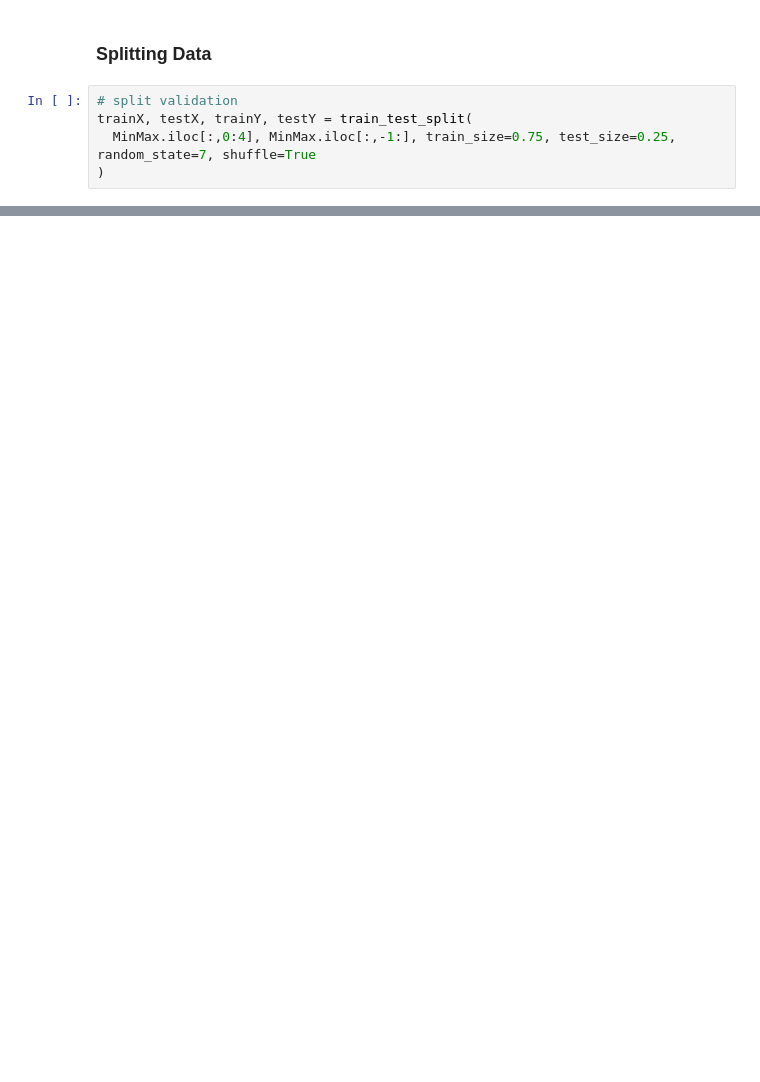
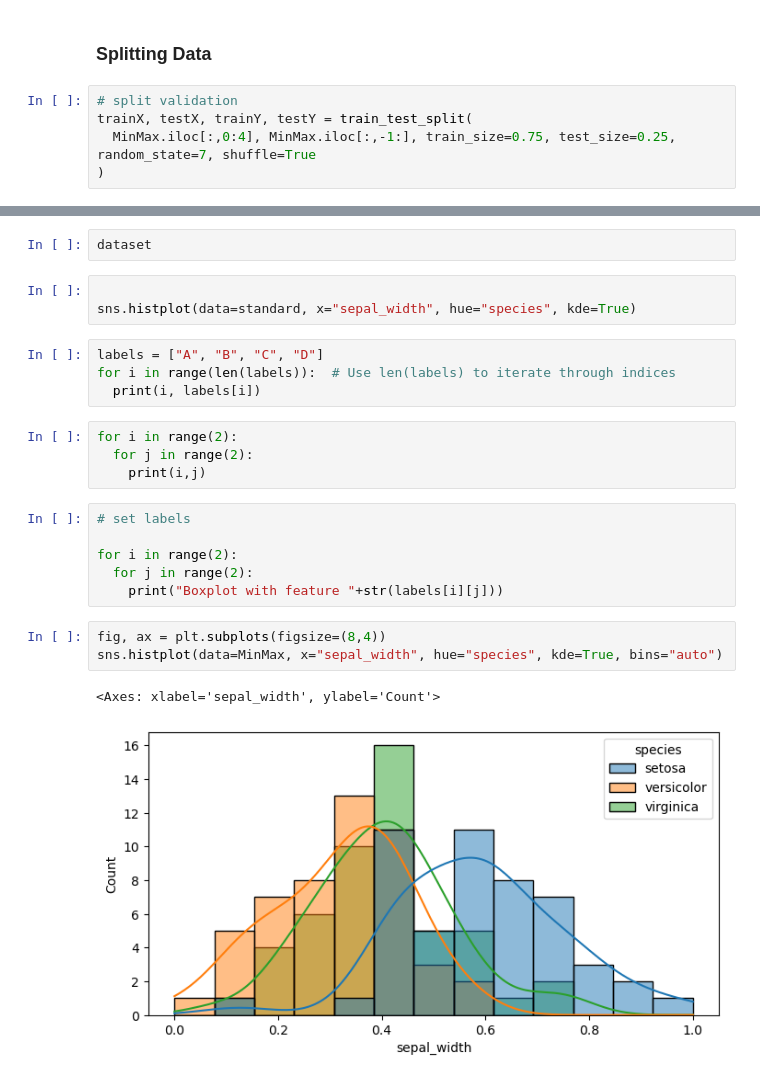
Before and after one commit to kusin/bahan-ajar-ML, a Jupyter notebook: Pertemuan 4 - Teknik Praproses Data/Preprocessing - iris.ipynb, the cells around one changed output, grey strips where cells are left out. Saved outputs shown, nothing was run; the diff lists cells and outputs as text; blank space fills up the shorter version.

```diff
--- a/Pertemuan 4 - Teknik Praproses Data/Preprocessing - iris.ipynb
+++ b/Pertemuan 4 - Teknik Praproses Data/Preprocessing - iris.ipynb
@@ -246,0 +188,25 @@ plt.show()
+# %%
+dataset
+# %%
+
+sns.histplot(data=standard, x="sepal_width", hue="species", kde=True)
+# %%
+labels = ["A", "B", "C", "D"]
+for i in range(len(labels)):  # Use len(labels) to iterate through indices
+  print(i, labels[i])
+# %%
+for i in range(2):
+  for j in range(2):
+    print(i,j)
+# %%
+# set labels
+
+for i in range(2):
+  for j in range(2):
+    print("Boxplot with feature "+str(labels[i][j]))
+# %%
+fig, ax = plt.subplots(figsize=(8,4))
+sns.histplot(data=MinMax, x="sepal_width", hue="species", kde=True, bins="auto")
+# %% [output]
+<Axes: xlabel='sepal_width', ylabel='Count'>
+[figure, added]
```
Also changed, not shown: parts of 25 cells of this notebook, 1 other file.
